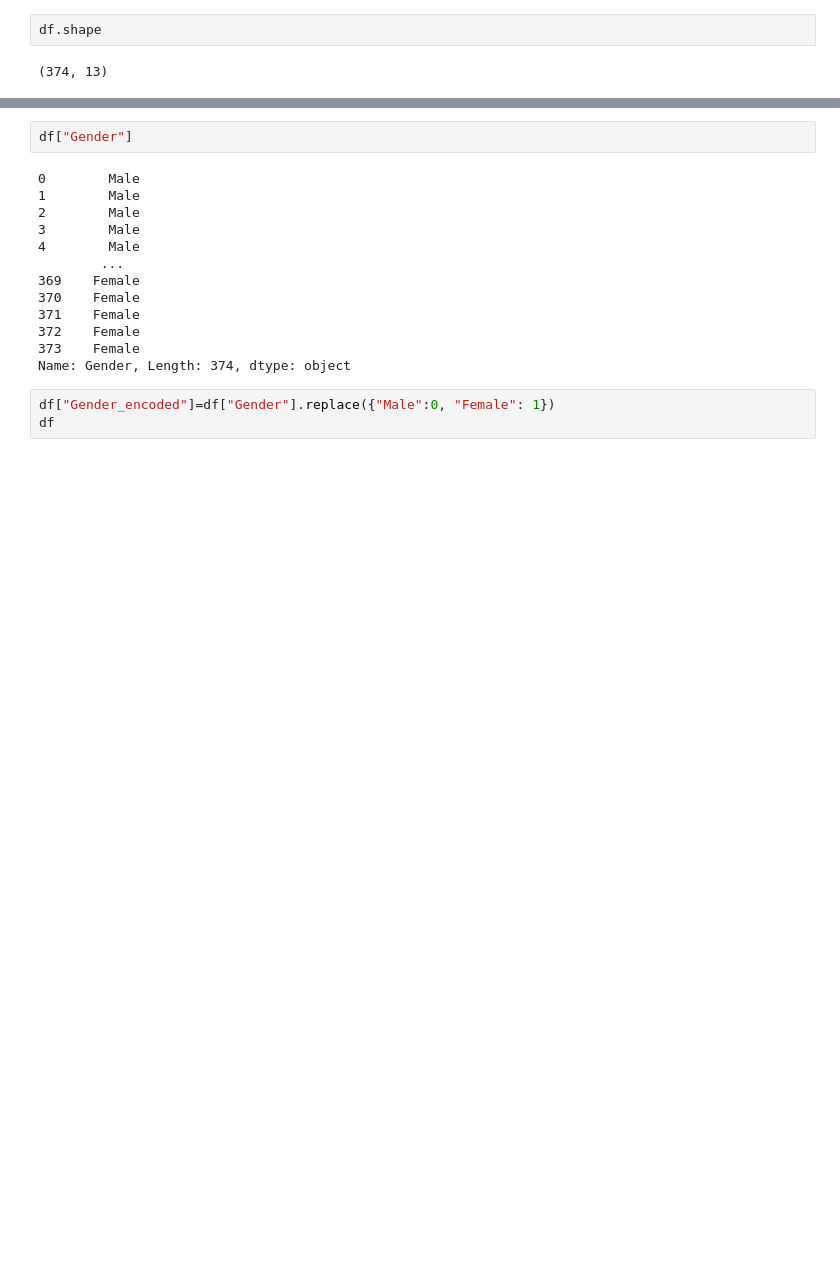
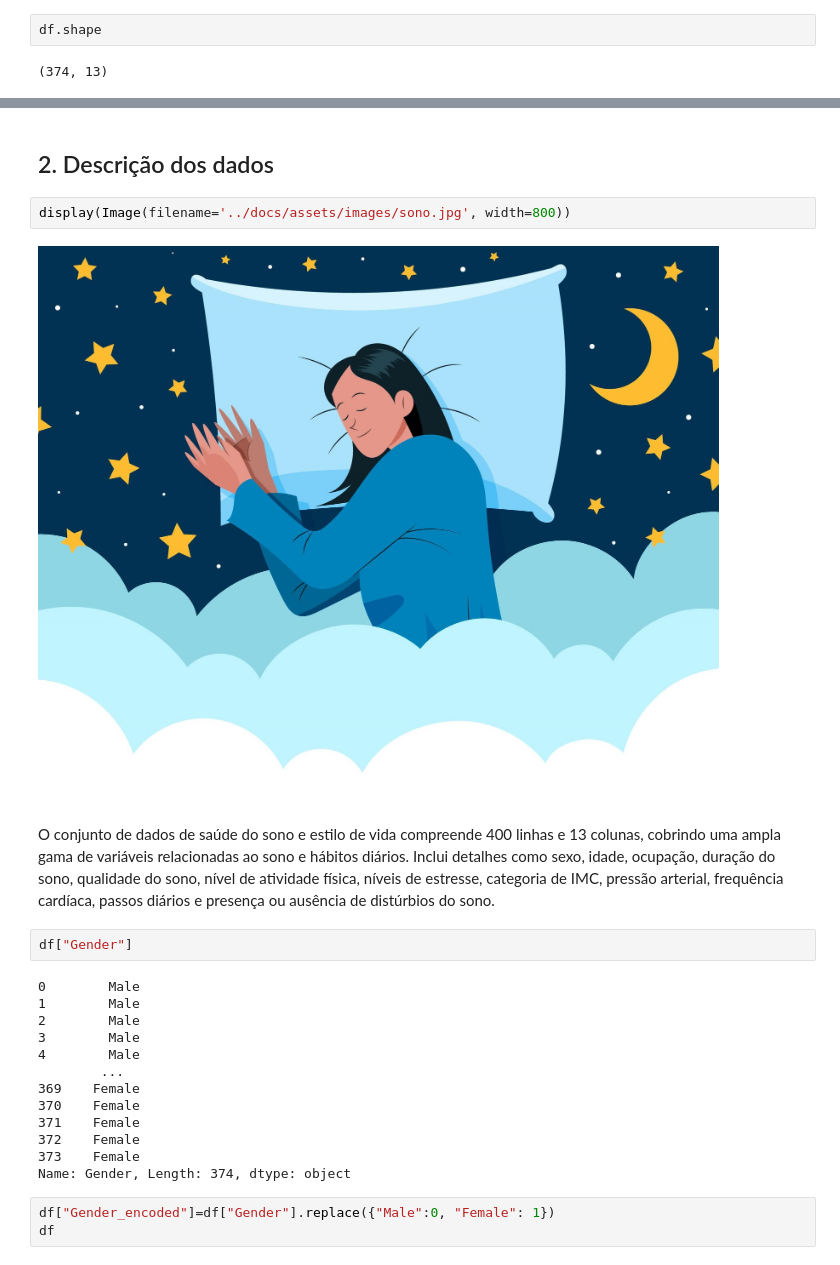
Before and after one commit to atlantico-academy/data-machine, a Jupyter notebook: notebooks/01-exploratory_data_analysis.ipynb, the cells around one changed output, grey strips where cells are left out. Cells and saved outputs as stored; diff of their text form; blank space fills up the shorter version.

```diff
--- a/notebooks/01-exploratory_data_analysis.ipynb
+++ b/notebooks/01-exploratory_data_analysis.ipynb
@@ -24,3 +43,11 @@ df.shape
+# %% [markdown]
+## 2. Descrição dos dados
+# %%
+display(Image(filename='../docs/assets/images/sono.jpg', width=800))
+# %% [output]
+[figure, added]
+# %% [markdown]
+O conjunto de dados de saúde do sono e estilo de vida compreende 400 linhas e 13 colunas, cobrindo uma ampla gama de variáveis relacionadas ao sono e hábitos diários. Inclui detalhes como sexo, idade, ocupação, duração do sono, qualidade do sono, nível de atividade física, níveis de estresse, categoria de IMC, pressão arterial, frequência cardíaca, passos diários e presença ou ausência de distúrbios do sono.
 # %%
 df["Gender"]
 # %% [output]
```
Also changed, not shown: parts of 28 cells of this notebook, 2 other files.
